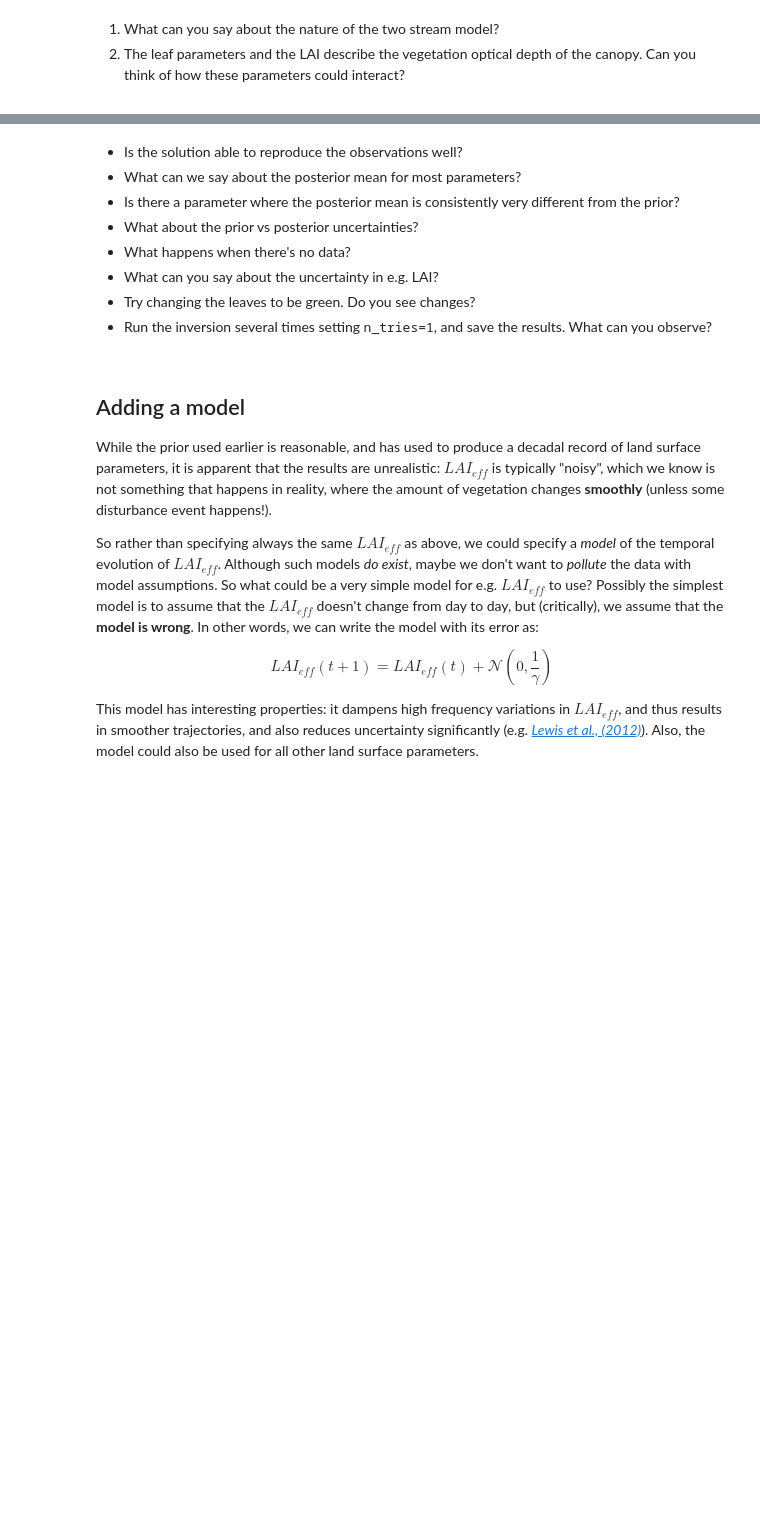
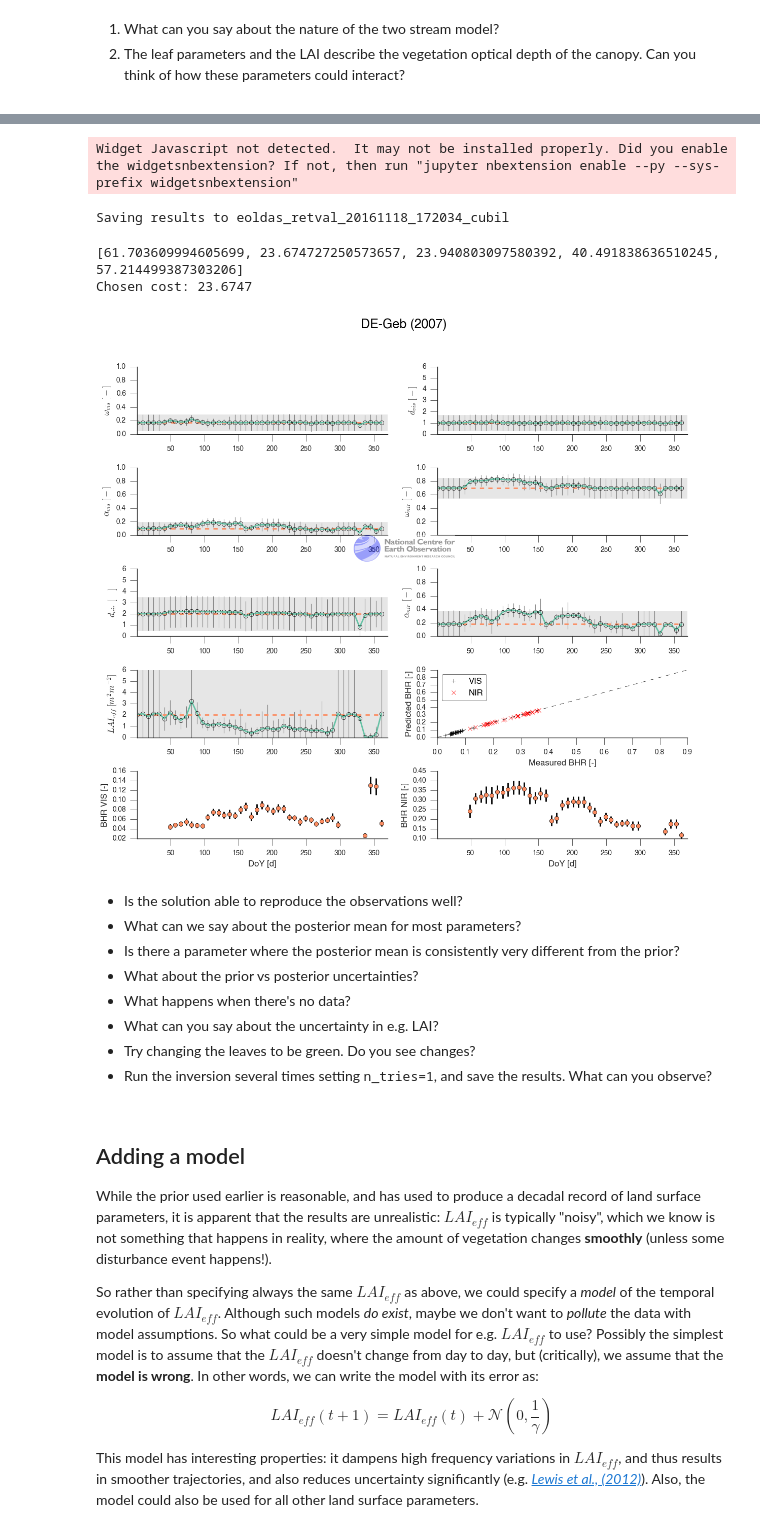
Before and after one commit to jgomezdans/two_stream, a Jupyter notebook: eoldas_tip_practical.ipynb, the cells around one changed output, grey strips where cells are left out. Drawn from its saved outputs; the diff is of its cells as text; code cells hidden in the pictures; blank space fills up the shorter version.

```diff
--- a/eoldas_tip_practical.ipynb
+++ b/eoldas_tip_practical.ipynb
@@ -191,3 +192,11 @@ single_observation_inversion("US-MMS", 2010, green_leaves=False, n_tries=5)
+# %%
+single_observation_inversion ()
+# %% [output]
+Widget Javascript not detected.  It may not be installed properly. Did you enable the widgetsnbextension? If not, then run "jupyter nbextension enable --py --sys-prefix widgetsnbextension"
+Saving results to eoldas_retval_20161118_172034_cubil
+[61.703609994605699, 23.674727250573657, 23.940803097580392, 40.491838636510245, 57.214499387303206]
+Chosen cost: 23.6747
+[figure, added]
 # %% [markdown]
 <div class="question">
 <ul>
```
Also changed, not shown: parts of 11 cells of this notebook, 1 other file.
